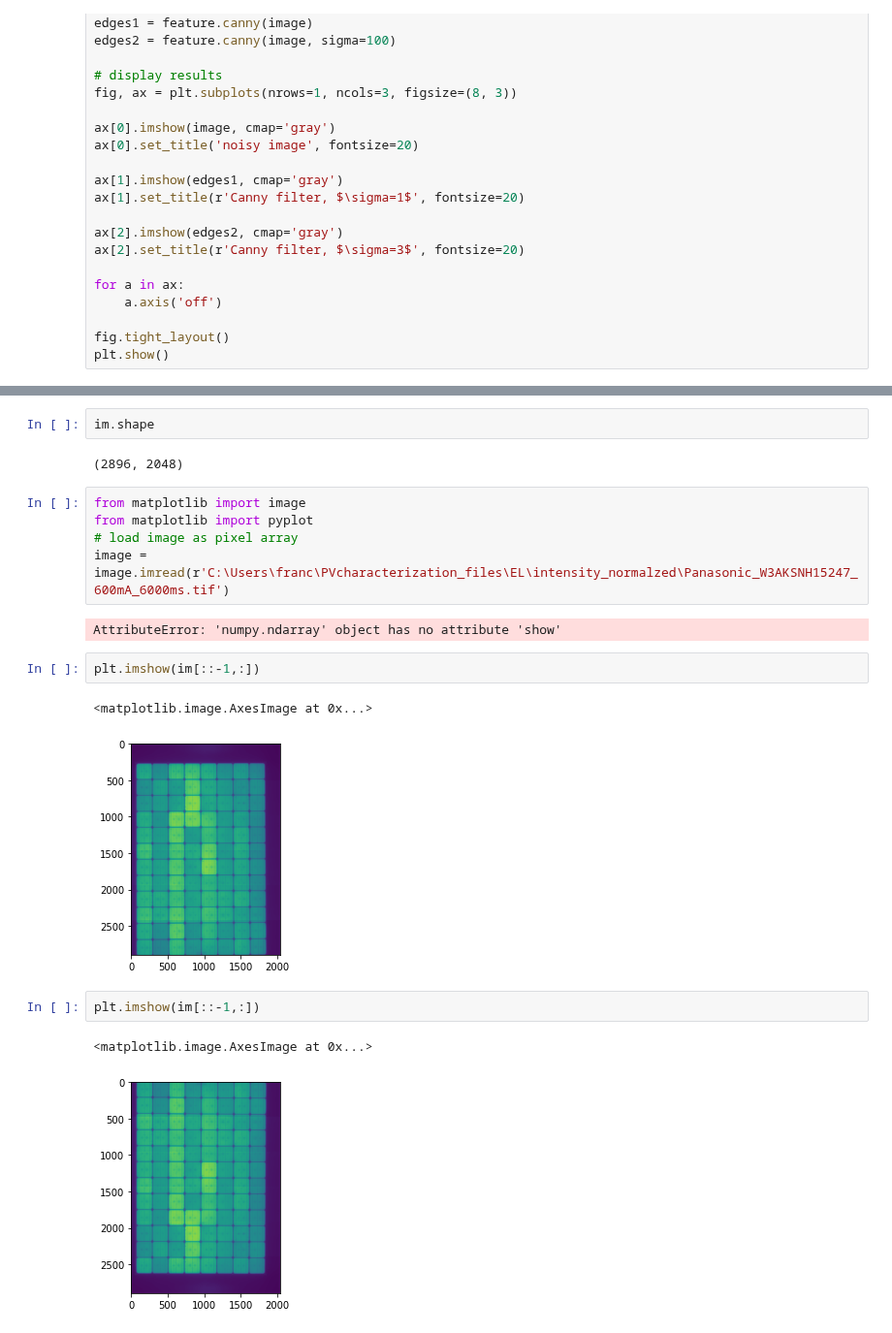
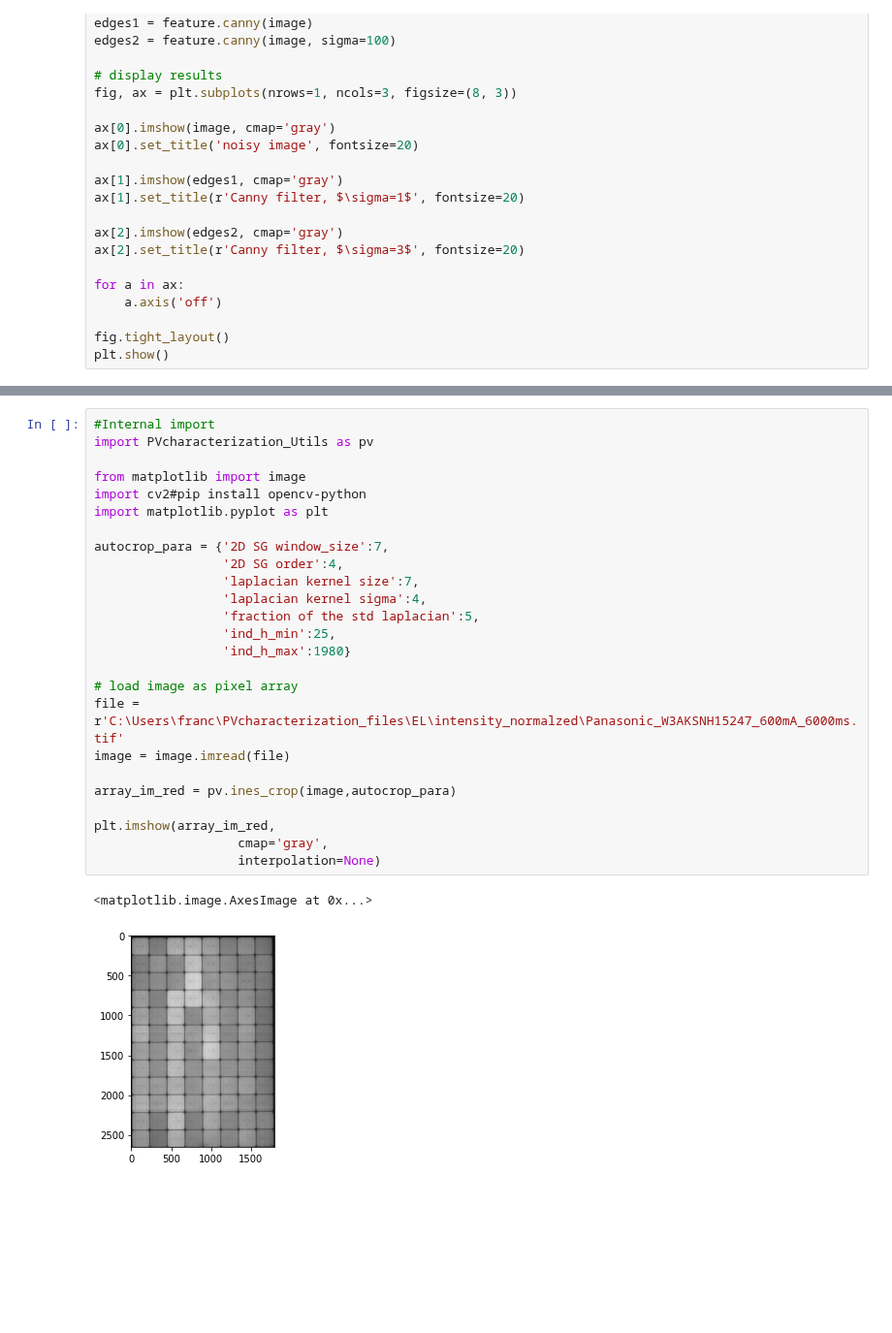
Before and after one commit to Bertin-fap/PVcharacterization, a Jupyter notebook: Module_image.ipynb, the cells around one changed output, grey strips where cells are left out. Shown at 97% size. Drawn from its saved outputs; the diff is of its cells as text; blank space fills up the shorter version.

Commit message:
add crop image facilities the image toolbox

```diff
--- a/Module_image.ipynb
+++ b/Module_image.ipynb
@@ -605,21 +394,28 @@ im.max()
-# %%
-im.shape
-# %% [output]
-(2896, 2048)
-# %%
-from matplotlib import image
-from matplotlib import pyplot
-# load image as pixel array
-image = image.imread(r'C:\Users\franc\PVcharacterization_files\EL\intensity_normalzed\Panasonic_W3AKSNH15247_600mA_6000ms.tif')
-# %% [output]
-AttributeError: 'numpy.ndarray' object has no attribute 'show'
-# %%
-plt.imshow(im[::-1,:])
-# %% [output]
-<matplotlib.image.AxesImage at 0x...>
-[figure, removed]
-# %%
-plt.imshow(im[::-1,:])
-# %% [output]
-<matplotlib.image.AxesImage at 0x...>
-[figure, removed]
+# %%
+#Internal import
+import PVcharacterization_Utils as pv
+
+from matplotlib import image
+import cv2#pip install opencv-python
+import matplotlib.pyplot as plt
+
+autocrop_para = {'2D SG window_size':7,
+                 '2D SG order':4,
+                 'laplacian kernel size':7,
+                 'laplacian kernel sigma':4,
+                 'fraction of the std laplacian':5,
+                 'ind_h_min':25,
+                 'ind_h_max':1980}
+
+# load image as pixel array
+file = r'C:\Users\franc\PVcharacterization_files\EL\intensity_normalzed\Panasonic_W3AKSNH15247_600mA_6000ms.tif'
+image = image.imread(file)
+
+array_im_red = pv.ines_crop(image,autocrop_para)
+
+plt.imshow(array_im_red,
+                   cmap='gray',
+                   interpolation=None)
+# %% [output]
+<matplotlib.image.AxesImage at 0x...>
+[figure, added]
```
Also changed, not shown: parts of 6 cells of this notebook, 1 other file.
